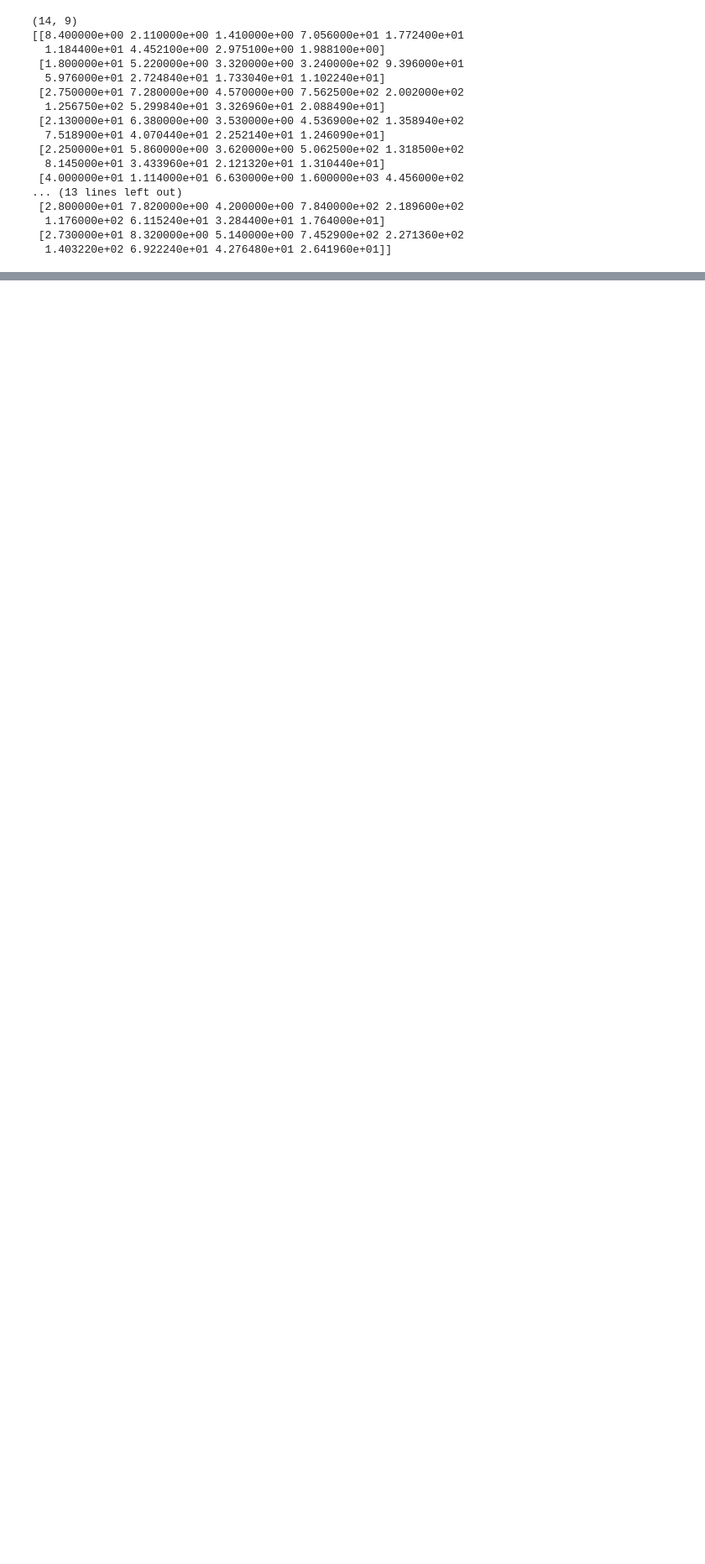
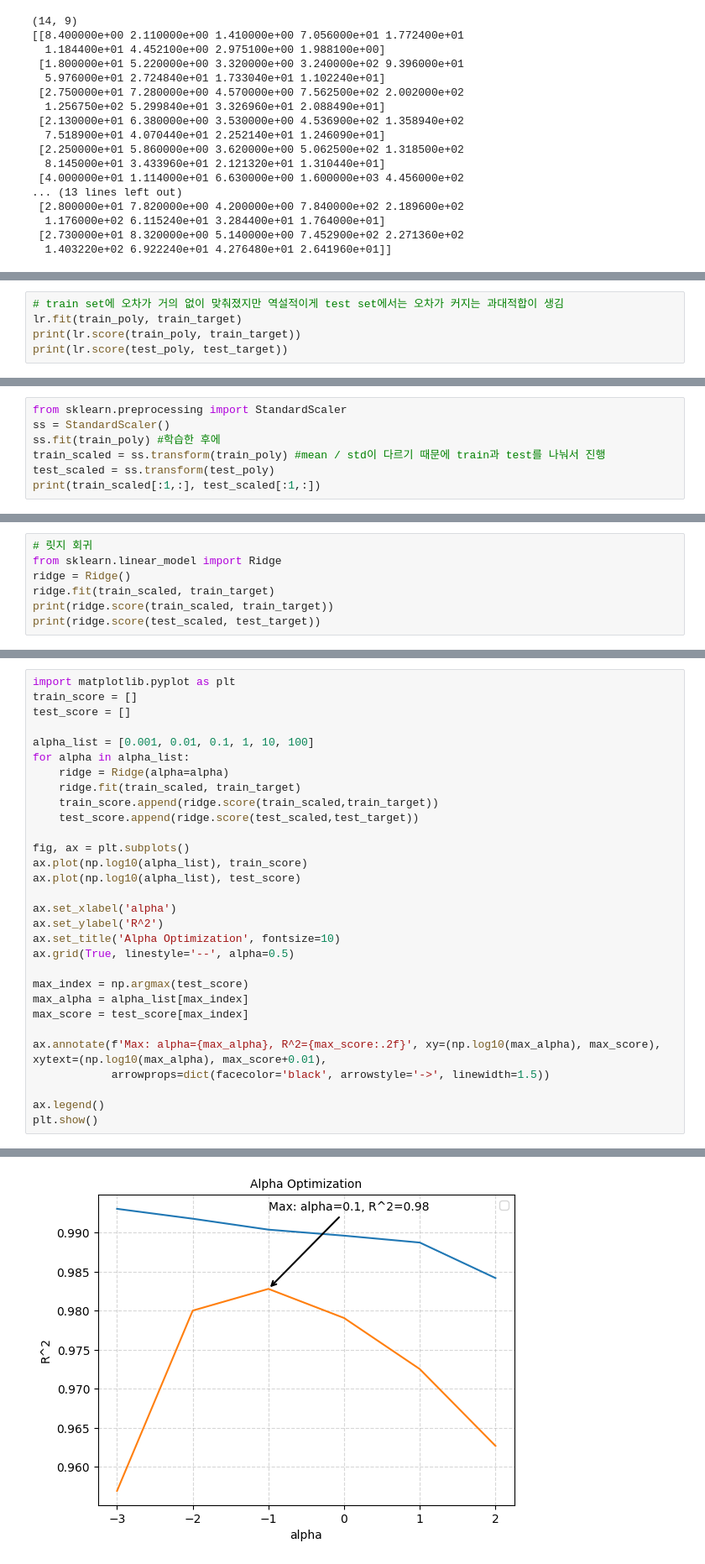
Before and after one commit to kwakjm/ML, a Jupyter notebook: 3_3_feature_engineering.ipynb, the cells around one changed output, grey strips where cells are left out. Shown at 84% size. Saved outputs shown, nothing was run; the diff lists cells and outputs as text; blank space fills up the shorter version.

```diff
--- a/3_3_feature_engineering.ipynb
+++ b/3_3_feature_engineering.ipynb
@@ -112,0 +150,5 @@ print(test_poly)
+# %%
+# train set에 오차가 거의 없이 맞춰졌지만 역설적이게 test set에서는 오차가 커지는 과대적합이 생김
+lr.fit(train_poly, train_target)
+print(lr.score(train_poly, train_target))
+print(lr.score(test_poly, test_target))
@@ -112,0 +158,7 @@ print(test_poly)
+# %%
+from sklearn.preprocessing import StandardScaler
+ss = StandardScaler()
+ss.fit(train_poly) #학습한 후에
+train_scaled = ss.transform(train_poly) #mean / std이 다르기 때문에 train과 test를 나눠서 진행
+test_scaled = ss.transform(test_poly)
+print(train_scaled[:1,:], test_scaled[:1,:])
@@ -112,0 +185,7 @@ print(test_poly)
+# %%
+# 릿지 회귀
+from sklearn.linear_model import Ridge
+ridge = Ridge()
+ridge.fit(train_scaled, train_target)
+print(ridge.score(train_scaled, train_target))
+print(ridge.score(test_scaled, test_target))
@@ -112,0 +195,31 @@ print(test_poly)
+# %%
+import matplotlib.pyplot as plt
+train_score = []
+test_score = []
+
+alpha_list = [0.001, 0.01, 0.1, 1, 10, 100]
+for alpha in alpha_list:
+    ridge = Ridge(alpha=alpha)
+    ridge.fit(train_scaled, train_target)
+    train_score.append(ridge.score(train_scaled,train_target))
+    test_score.append(ridge.score(test_scaled,test_target))
+
+fig, ax = plt.subplots()
+ax.plot(np.log10(alpha_list), train_score)
+ax.plot(np.log10(alpha_list), test_score)
+
+ax.set_xlabel('alpha')
+ax.set_ylabel('R^2')
+ax.set_title('Alpha Optimization', fontsize=10)
+ax.grid(True, linestyle='--', alpha=0.5)
+
+max_index = np.argmax(test_score)
+max_alpha = alpha_list[max_index]
+max_score = test_score[max_index]
+
+ax.annotate(f'Max: alpha={max_alpha}, R^2={max_score:.2f}', xy=(np.log10(max_alpha), max_score), xytext=(np.log10(max_alpha), max_score+0.01),
+            arrowprops=dict(facecolor='black', arrowstyle='->', linewidth=1.5))
+
+ax.legend()
+plt.show()
+# %% [output]
@@ -112,0 +227 @@ print(test_poly)
+[figure, added]
```
Also changed, not shown: parts of 11 cells of this notebook, 5 other files.
